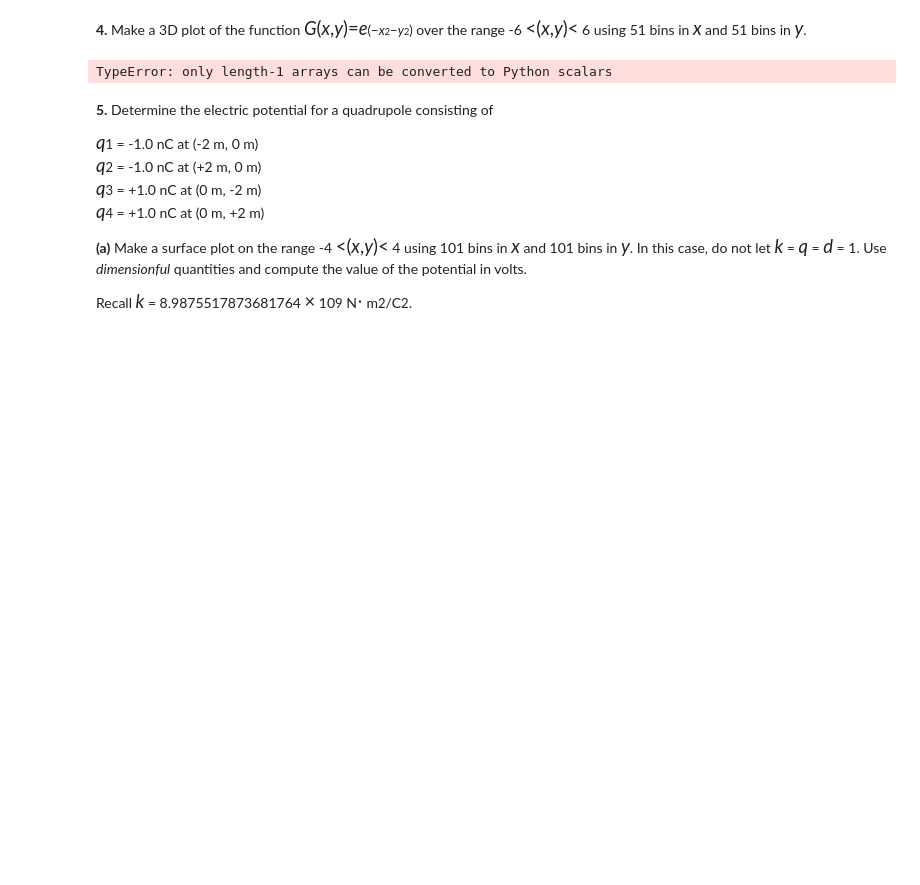
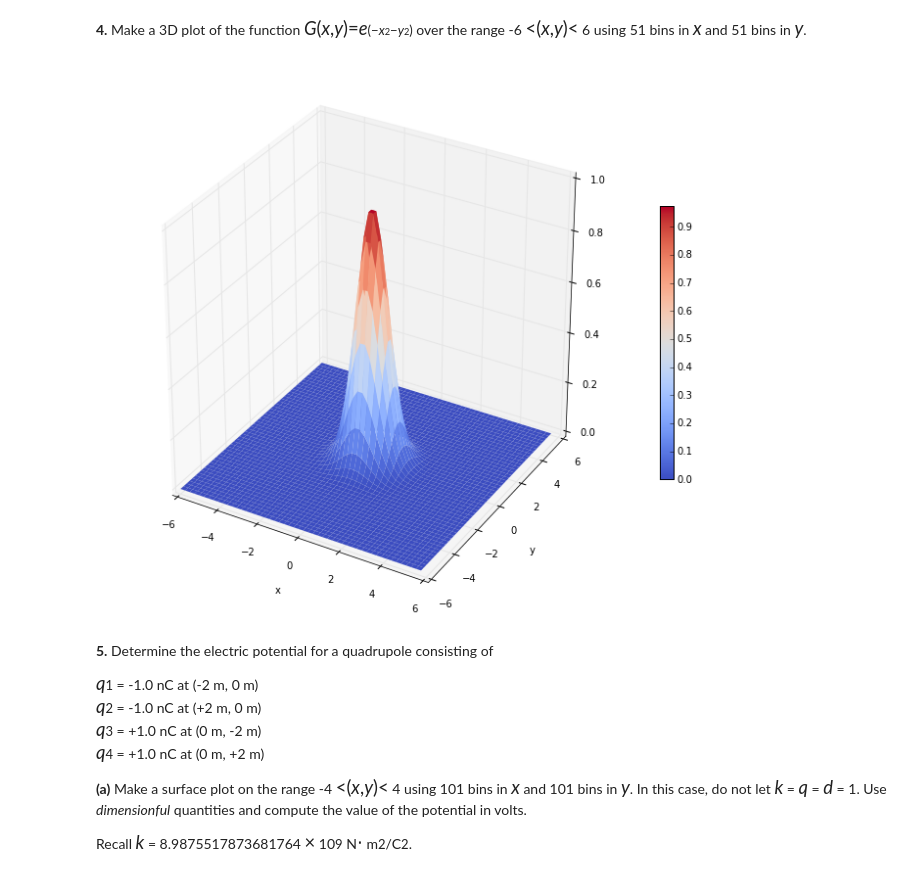
Before and after one commit to cucucachu/PHYS202-S14, a Jupyter notebook: Graphics/GraphicsExcercises.ipynb, the cells around one changed output. Saved outputs shown, nothing was run; the diff lists cells and outputs as text; code cells hidden in the pictures; blank space fills up the shorter version.

```diff
--- a/Graphics/GraphicsExcercises.ipynb
+++ b/Graphics/GraphicsExcercises.ipynb
@@ -181,39 +215,33 @@ plt.show();
 # %%
 from mpl_toolkits.mplot3d import Axes3D
 import math
 #make the x-y grid to cover the plane -6<x<6 and -6<y<6 in steps of 12 / 51
 dx = 12 / 51.0
 dy = 12 / 51.0
 x = np.arange(-6, 6, dx)
 y = np.arange(-6, 6, dy)
 x, y = np.meshgrid(x, y)
 
 #make the function, G(x,y)
-power = (-x**2 - y**2);
-G = math.exp(power);
-#To use 3D graphics in matplotlib, we first need to create an axes instance of the class Axes3D.
-#3D axes can be added to a matplotlib figure canvas in exactly the same way as 2D axes, but a
-#convenient way to create a 3D axis instance is to use the projection='3d' keyword argument to
-#the add_axes or add_subplot functions.
+G = np.exp(-x**2 - y**2);
 
-fig = figure()
+fig = figure(figsize=(12,10), dpi=100)
 
 #Call the "get current axis" method on the figure object and set the projection to 3D
 ax = fig.gca(projection='3d')
-p = ax.plot_surface(x, y, V, rstride=1, cstride=1, linewidth=0,cmap=cm.coolwarm)
+p = ax.plot_surface(x, y, G, rstride=1, cstride=1, linewidth=0,cmap=cm.coolwarm)
 
 #To understand what the arguments to the plotting function do, try calling the help:
 #help(Axes3D.plot surface). In particular, investigate the colormap option. You can
 #also add a color bar to represent the value of the potential at each space point (x, y)
 cb = fig.colorbar(p, shrink=0.5)
 
 xlabel("x")
 ylabel("y")
 
-#show()
-savefig("Dipole.png")
+plt.show();
 # %% [output]
-TypeError: only length-1 arrays can be converted to Python scalars
+[figure, added]
 # %% [markdown]
 <div class="text_cell_render border-box-sizing rendered_html">
 <p><strong>5.</strong> Determine the electric potential for a quadrupole consisting of</p>
```
Also changed, not shown: parts of 7 cells of this notebook, 1 other file.
